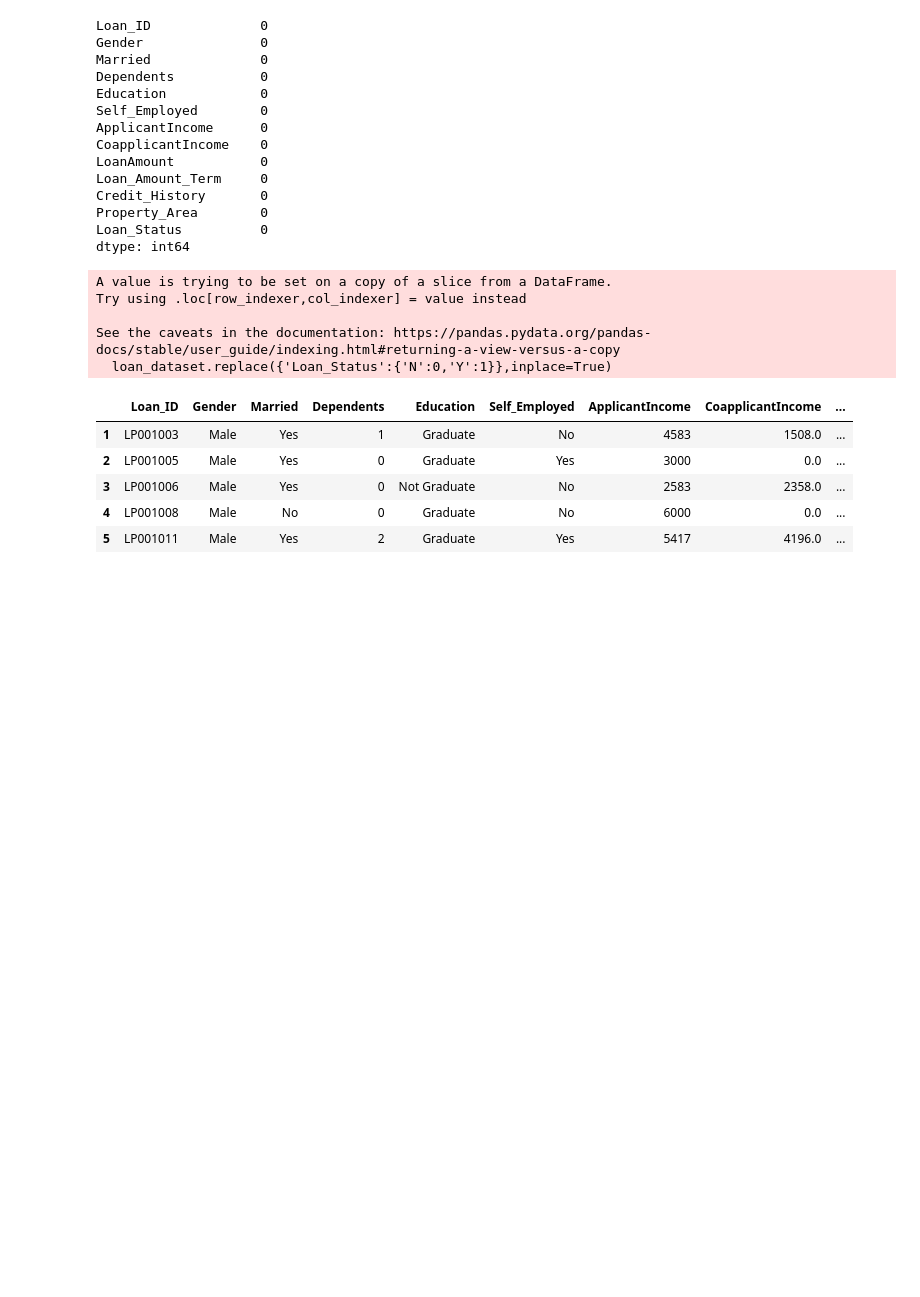
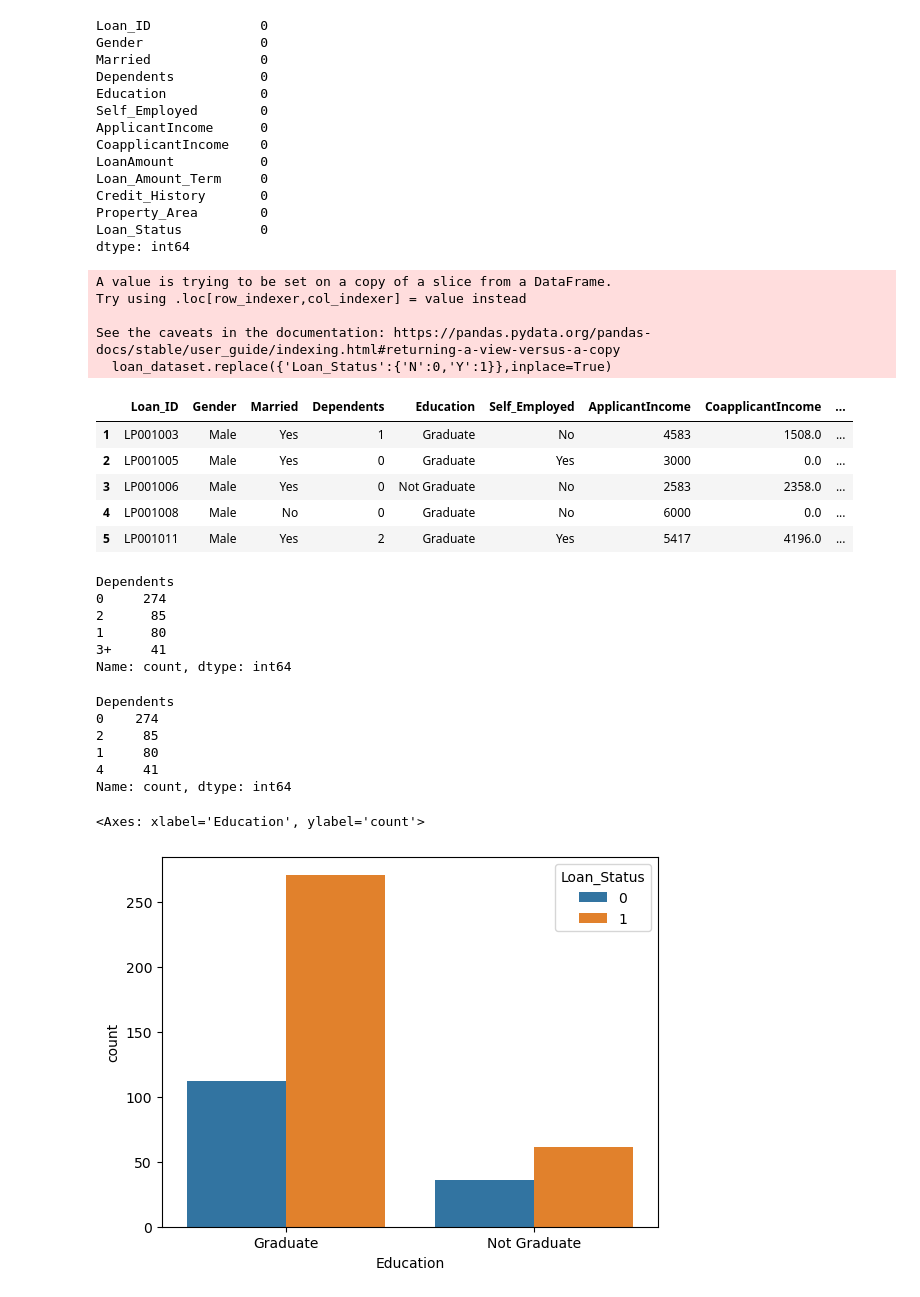
Before and after one commit to Madhavi1108/ML_projects, a Jupyter notebook: Loan Approval System/loan_approval_system.ipynb, the cells around one changed output. Drawn from its saved outputs; the diff is of its cells as text; code cells hidden in the pictures; blank space fills up the shorter version.

```diff
--- a/Loan Approval System/loan_approval_system.ipynb
+++ b/Loan Approval System/loan_approval_system.ipynb
@@ -80,3 +83,24 @@ See the caveats in the documentation: https://pandas.pydata.org/pandas-docs/stab
 | 3 | LP001006 | Male | Yes | 0 | Not Graduate | No | 2583 | 2358.0 | ... |
 | 4 | LP001008 | Male | No | 0 | Graduate | No | 6000 | 0.0 | ... |
 | 5 | LP001011 | Male | Yes | 2 | Graduate | Yes | 5417 | 4196.0 | ... |
+# %%
+#Dependant column values
+loan_dataset['Dependents'].value_counts()
+# %% [output]
+Dependents
+0     274
+2      85
+1      80
+3+     41
+Name: count, dtype: int64
+# %%
+#Replacing the value of 3+ with 4
+loan_dataset = loan_dataset.replace(to_replace = '3+' , value=4)
+loan_dataset['Dependents'].value_counts()
+# %% [output]
+Dependents
+0    274
+2     85
+1     80
+4     41
+Name: count, dtype: int64
@@ -82,0 +109,5 @@ See the caveats in the documentation: https://pandas.pydata.org/pandas-docs/stab
+# %%
+sns.countplot(x='Education', hue='Loan_Status', data=loan_dataset)
+# %% [output]
+<Axes: xlabel='Education', ylabel='count'>
+[figure, added]
```
Also changed, not shown: parts of 11 cells of this notebook.
